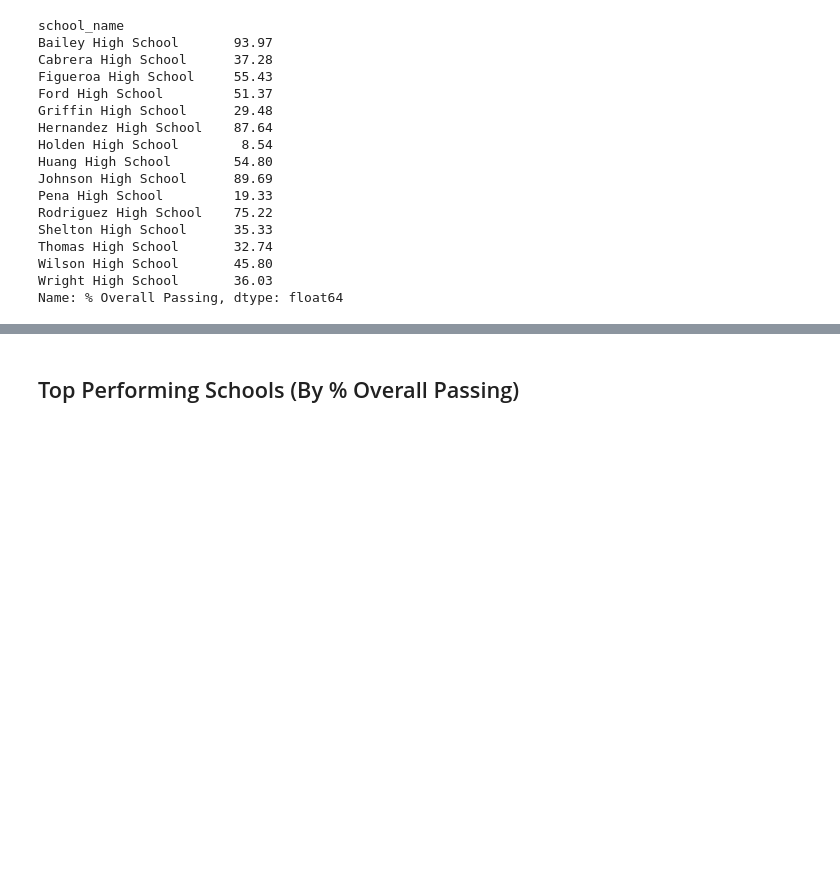
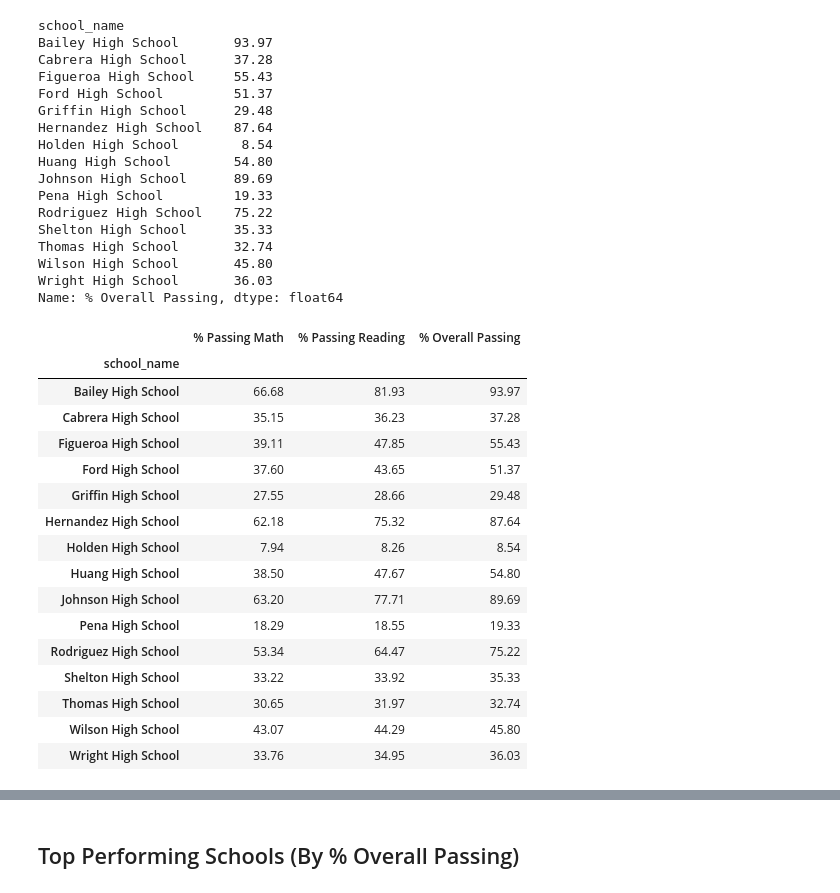
Before and after one commit to kle96/pandas-challenge, a Jupyter notebook: Instructions/PyCitySchools/PyCitySchools_starter.ipynb, the cells around one changed output, grey strips where cells are left out. Cells and saved outputs as stored; diff of their text form; code cells hidden in the pictures; blank space fills up the shorter version.

```diff
--- a/Instructions/PyCitySchools/PyCitySchools_starter.ipynb
+++ b/Instructions/PyCitySchools/PyCitySchools_starter.ipynb
@@ -317,3 +340,26 @@ Thomas High School       32.74
 Wilson High School       45.80
 Wright High School       36.03
 Name: % Overall Passing, dtype: float64
+# %%
+# Combine % data together
+grp_per_pass_df = pd.merge(grp_pass_math_df, grp_pass_read_df, on='school_name')
+grp_per_pass_df = pd.merge(grp_per_pass_df, grp_pass_df, on='school_name')
+grp_per_pass_df
+# %% [output]
+|  | % Passing Math | % Passing Reading | % Overall Passing |
+| school_name |  |  |  |
+| Bailey High School | 66.68 | 81.93 | 93.97 |
+| Cabrera High School | 35.15 | 36.23 | 37.28 |
+| Figueroa High School | 39.11 | 47.85 | 55.43 |
+| Ford High School | 37.60 | 43.65 | 51.37 |
+| Griffin High School | 27.55 | 28.66 | 29.48 |
+| Hernandez High School | 62.18 | 75.32 | 87.64 |
+| Holden High School | 7.94 | 8.26 | 8.54 |
+| Huang High School | 38.50 | 47.67 | 54.80 |
+| Johnson High School | 63.20 | 77.71 | 89.69 |
+| Pena High School | 18.29 | 18.55 | 19.33 |
+| Rodriguez High School | 53.34 | 64.47 | 75.22 |
+| Shelton High School | 33.22 | 33.92 | 35.33 |
+| Thomas High School | 30.65 | 31.97 | 32.74 |
+| Wilson High School | 43.07 | 44.29 | 45.80 |
+| Wright High School | 33.76 | 34.95 | 36.03 |
```
Also changed, not shown: parts of 9 cells of this notebook.
